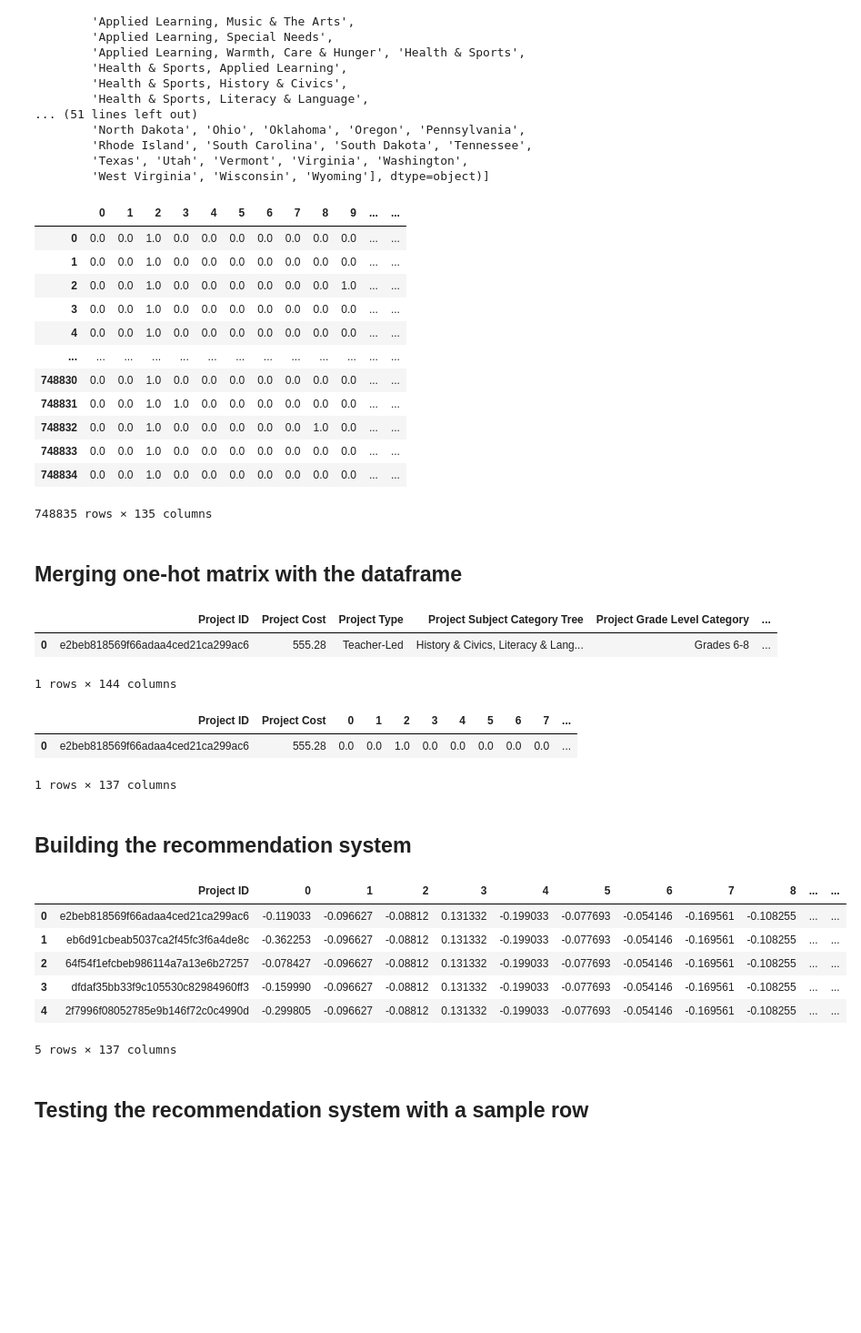
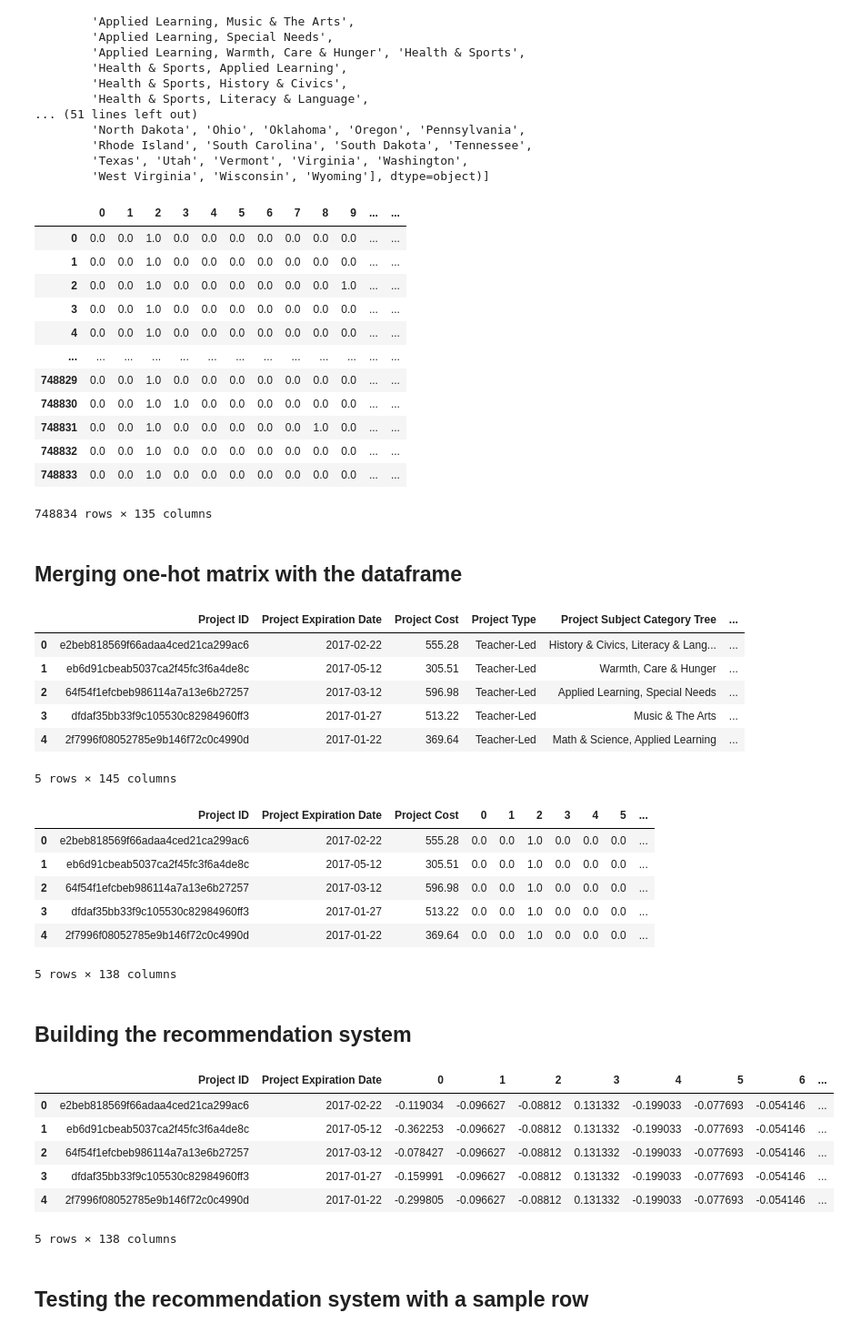
Before and after one commit to prasunshrestha/recommendation_system_for_donors, a Jupyter notebook: Modeling_Pass1.ipynb, the cells around one changed output. Shown at 91% size. Saved outputs shown, nothing was run; the diff lists cells and outputs as text; code cells hidden in the pictures; blank space fills up the shorter version.

```diff
--- a/Modeling_Pass1.ipynb
+++ b/Modeling_Pass1.ipynb
@@ -225,7 +243,7 @@ dtype: int64
 # %%
 # because we are doing content-based filtering, here are the features of the projects we are interested in:
 
-ohFeatures = ['Project ID', 'Project Cost', 'Project Type','Project Subject Category Tree',
+ohFeatures = ['Project ID', 'Project Expiration Date', 'Project Cost', 'Project Type','Project Subject Category Tree',
        'Project Grade Level Category', 'Project Resource Category',
        'Project Current Status',
        'School Metro Type', 'School State']
@@ -250,6 +274,6 @@ Series([], dtype: float64)
 # %%
 enc = OHE(handle_unknown='ignore')
-enc.fit(projFeatures.iloc[:,2:]) # fit the one hot vector on our dataframe
+enc.fit(projFeatures.iloc[:,3:]) # fit the one hot vector on our dataframe
 # %% [output]
 OneHotEncoder(handle_unknown='ignore')
 # %%
@@ -273,7 +297,7 @@ enc.categories_ # data dictionary of the OHM
         'Texas', 'Utah', 'Vermont', 'Virginia', 'Washington',
         'West Virginia', 'Wisconsin', 'Wyoming'], dtype=object)]
 # %%
-oneHotMatrix = pd.DataFrame(enc.transform(projFeatures.iloc[:,2:]).toarray()) # convert the one-hot matrix into a dataframe
+oneHotMatrix = pd.DataFrame(enc.transform(projFeatures.iloc[:,3:]).toarray()) # convert the one-hot matrix into a dataframe
 # %%
 # this is what the OHM looks like
 
@@ -286,22 +310,26 @@ oneHotMatrix
 | 3 | 0.0 | 0.0 | 1.0 | 0.0 | 0.0 | 0.0 | 0.0 | 0.0 | 0.0 | 0.0 | ... | ... |
 | 4 | 0.0 | 0.0 | 1.0 | 0.0 | 0.0 | 0.0 | 0.0 | 0.0 | 0.0 | 0.0 | ... | ... |
 | ... | ... | ... | ... | ... | ... | ... | ... | ... | ... | ... | ... | ... |
-| 748830 | 0.0 | 0.0 | 1.0 | 0.0 | 0.0 | 0.0 | 0.0 | 0.0 | 0.0 | 0.0 | ... | ... |
-| 748831 | 0.0 | 0.0 | 1.0 | 1.0 | 0.0 | 0.0 | 0.0 | 0.0 | 0.0 | 0.0 | ... | ... |
-| 748832 | 0.0 | 0.0 | 1.0 | 0.0 | 0.0 | 0.0 | 0.0 | 0.0 | 1.0 | 0.0 | ... | ... |
+| 748829 | 0.0 | 0.0 | 1.0 | 0.0 | 0.0 | 0.0 | 0.0 | 0.0 | 0.0 | 0.0 | ... | ... |
+| 748830 | 0.0 | 0.0 | 1.0 | 1.0 | 0.0 | 0.0 | 0.0 | 0.0 | 0.0 | 0.0 | ... | ... |
+| 748831 | 0.0 | 0.0 | 1.0 | 0.0 | 0.0 | 0.0 | 0.0 | 0.0 | 1.0 | 0.0 | ... | ... |
+| 748832 | 0.0 | 0.0 | 1.0 | 0.0 | 0.0 | 0.0 | 0.0 | 0.0 | 0.0 | 0.0 | ... | ... |
 | 748833 | 0.0 | 0.0 | 1.0 | 0.0 | 0.0 | 0.0 | 0.0 | 0.0 | 0.0 | 0.0 | ... | ... |
-| 748834 | 0.0 | 0.0 | 1.0 | 0.0 | 0.0 | 0.0 | 0.0 | 0.0 | 0.0 | 0.0 | ... | ... |
-748835 rows × 135 columns
+748834 rows × 135 columns
 # %% [markdown]
 ## Merging one-hot matrix with the dataframe
 # %%
 projOHM = pd.concat([projFeatures.reset_index(drop = True), oneHotMatrix.reset_index(drop = True)], axis = 1)
 
-projOHM.head(1)
+projOHM.head(5)
 # %% [output]
-|  | Project ID | Project Cost | Project Type | Project Subject Category Tree | Project Grade Level Category | ... |
-| 0 | e2beb818569f66adaa4ced21ca299ac6 | 555.28 | Teacher-Led | History & Civics, Literacy & Lang... | Grades 6-8 | ... |
+|  | Project ID | Project Expiration Date | Project Cost | Project Type | Project Subject Category Tree | ... |
+| 0 | e2beb818569f66adaa4ced21ca299ac6 | 2017-02-22 | 555.28 | Teacher-Led | History & Civics, Literacy & Lang... | ... |
+| 1 | eb6d91cbeab5037ca2f45fc3f6a4de8c | 2017-05-12 | 305.51 | Teacher-Led | Warmth, Care & Hunger | ... |
+| 2 | 64f54f1efcbeb986114a7a13e6b27257 | 2017-03-12 | 596.98 | Teacher-Led | Applied Learning, Special Needs | ... |
+| 3 | dfdaf35bb33f9c105530c82984960ff3 | 2017-01-27 | 513.22 | Teacher-Led | Music & The Arts | ... |
+| 4 | 2f7996f08052785e9b146f72c0c4990d | 2017-01-22 | 369.64 | Teacher-Led | Math & Science, Applied Learning | ... |
-1 rows × 144 columns
+5 rows × 145 columns
 # %%
 dropCol = ['Project Type', 'Project Subject Category Tree', 'Project Grade Level Category',
            'Project Resource Category', 'Project Current Status',
@@ -312,11 +340,15 @@ dropCol = ['Project Type', 'Project Subject Category Tree', 'Project Grade Level
 
 projOHM = projOHM.drop(dropCol, axis = 1)
 
-projOHM.head(1)
+projOHM.head(5)
 # %% [output]
-|  | Project ID | Project Cost | 0 | 1 | 2 | 3 | 4 | 5 | 6 | 7 | ... |
-| 0 | e2beb818569f66adaa4ced21ca299ac6 | 555.28 | 0.0 | 0.0 | 1.0 | 0.0 | 0.0 | 0.0 | 0.0 | 0.0 | ... |
+|  | Project ID | Project Expiration Date | Project Cost | 0 | 1 | 2 | 3 | 4 | 5 | ... |
+| 0 | e2beb818569f66adaa4ced21ca299ac6 | 2017-02-22 | 555.28 | 0.0 | 0.0 | 1.0 | 0.0 | 0.0 | 0.0 | ... |
+| 1 | eb6d91cbeab5037ca2f45fc3f6a4de8c | 2017-05-12 | 305.51 | 0.0 | 0.0 | 1.0 | 0.0 | 0.0 | 0.0 | ... |
+| 2 | 64f54f1efcbeb986114a7a13e6b27257 | 2017-03-12 | 596.98 | 0.0 | 0.0 | 1.0 | 0.0 | 0.0 | 0.0 | ... |
+| 3 | dfdaf35bb33f9c105530c82984960ff3 | 2017-01-27 | 513.22 | 0.0 | 0.0 | 1.0 | 0.0 | 0.0 | 0.0 | ... |
+| 4 | 2f7996f08052785e9b146f72c0c4990d | 2017-01-22 | 369.64 | 0.0 | 0.0 | 1.0 | 0.0 | 0.0 | 0.0 | ... |
-1 rows × 137 columns
+5 rows × 138 columns
 # %%
 # data dictionary to track the one hot matrix
 
@@ -327,19 +359,19 @@ dataDict = enc.get_feature_names(dropCol) # please note that any new input shoul
 # %%
 # scale and normalize the dataset
 
-ohmDF = pd.DataFrame(StandardScaler().fit_transform(projOHM.iloc[:,1:]))
+ohmDF = pd.DataFrame(StandardScaler().fit_transform(projOHM.iloc[:,2:]))
 
-ohmDFwProj = pd.concat([projOHM['Project ID'], ohmDF], axis = 1)
+ohmDFwProj = pd.concat([projOHM[['Project ID', 'Project Expiration Date']], ohmDF], axis = 1)
 
 ohmDFwProj.head(5) # column here is a OH feature
 # %% [output]
-|  | Project ID | 0 | 1 | 2 | 3 | 4 | 5 | 6 | 7 | 8 | ... | ... |
-| 0 | e2beb818569f66adaa4ced21ca299ac6 | -0.119033 | -0.096627 | -0.08812 | 0.131332 | -0.199033 | -0.077693 | -0.054146 | -0.169561 | -0.108255 | ... | ... |
-| 1 | eb6d91cbeab5037ca2f45fc3f6a4de8c | -0.362253 | -0.096627 | -0.08812 | 0.131332 | -0.199033 | -0.077693 | -0.054146 | -0.169561 | -0.108255 | ... | ... |
-| 2 | 64f54f1efcbeb986114a7a13e6b27257 | -0.078427 | -0.096627 | -0.08812 | 0.131332 | -0.199033 | -0.077693 | -0.054146 | -0.169561 | -0.108255 | ... | ... |
-| 3 | dfdaf35bb33f9c105530c82984960ff3 | -0.159990 | -0.096627 | -0.08812 | 0.131332 | -0.199033 | -0.077693 | -0.054146 | -0.169561 | -0.108255 | ... | ... |
-| 4 | 2f7996f08052785e9b146f72c0c4990d | -0.299805 | -0.096627 | -0.08812 | 0.131332 | -0.199033 | -0.077693 | -0.054146 | -0.169561 | -0.108255 | ... | ... |
+|  | Project ID | Project Expiration Date | 0 | 1 | 2 | 3 | 4 | 5 | 6 | ... |
+| 0 | e2beb818569f66adaa4ced21ca299ac6 | 2017-02-22 | -0.119034 | -0.096627 | -0.08812 | 0.131332 | -0.199033 | -0.077693 | -0.054146 | ... |
+| 1 | eb6d91cbeab5037ca2f45fc3f6a4de8c | 2017-05-12 | -0.362253 | -0.096627 | -0.08812 | 0.131332 | -0.199033 | -0.077693 | -0.054146 | ... |
+| 2 | 64f54f1efcbeb986114a7a13e6b27257 | 2017-03-12 | -0.078427 | -0.096627 | -0.08812 | 0.131332 | -0.199033 | -0.077693 | -0.054146 | ... |
+| 3 | dfdaf35bb33f9c105530c82984960ff3 | 2017-01-27 | -0.159991 | -0.096627 | -0.08812 | 0.131332 | -0.199033 | -0.077693 | -0.054146 | ... |
+| 4 | 2f7996f08052785e9b146f72c0c4990d | 2017-01-22 | -0.299805 | -0.096627 | -0.08812 | 0.131332 | -0.199033 | -0.077693 | -0.054146 | ... |
-5 rows × 137 columns
+5 rows × 138 columns
 # %% [markdown]
 ## Testing the recommendation system with a sample row
 # %%
```
Also changed, not shown: parts of 19 cells of this notebook.
